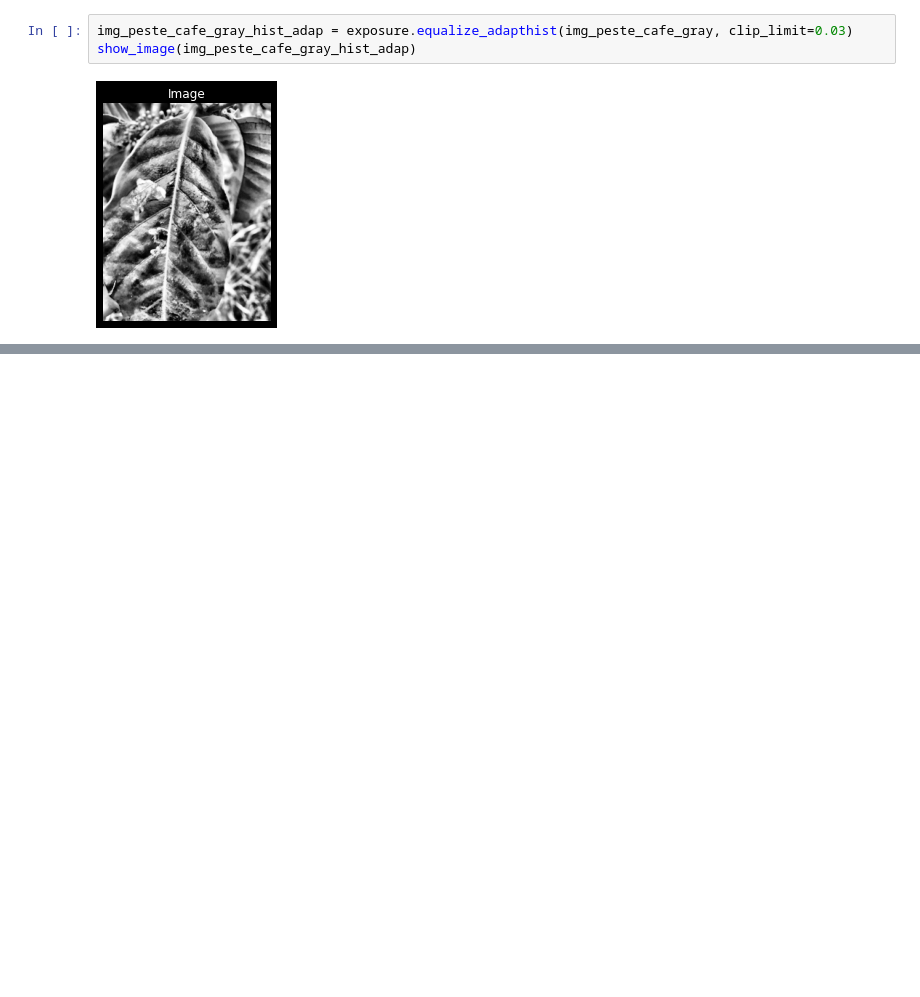
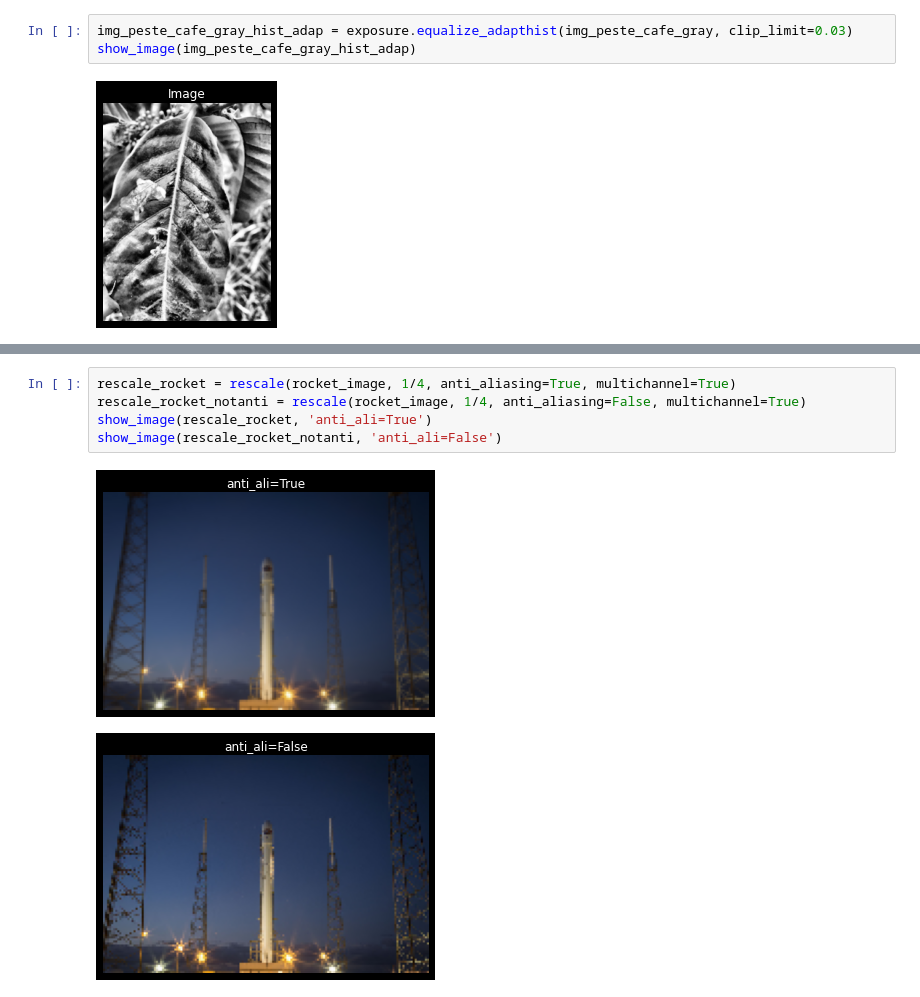
Before and after one commit to renan-lemes/python_labs, a Jupyter notebook: ProcessingImage/img.ipynb, the cells around one changed output, grey strips where cells are left out. Saved outputs shown, nothing was run; the diff lists cells and outputs as text; blank space fills up the shorter version.

```diff
--- a/ProcessingImage/img.ipynb
+++ b/ProcessingImage/img.ipynb
@@ -207,0 +216,8 @@ show_image(img_peste_cafe_gray_hist_adap)
+# %%
+rescale_rocket = rescale(rocket_image, 1/4, anti_aliasing=True, multichannel=True)
+rescale_rocket_notanti = rescale(rocket_image, 1/4, anti_aliasing=False, multichannel=True)
+show_image(rescale_rocket, 'anti_ali=True')
+show_image(rescale_rocket_notanti, 'anti_ali=False')
+# %% [output]
+[figure, added]
+[figure, added]
```
Also changed, not shown: parts of 3 cells of this notebook.
